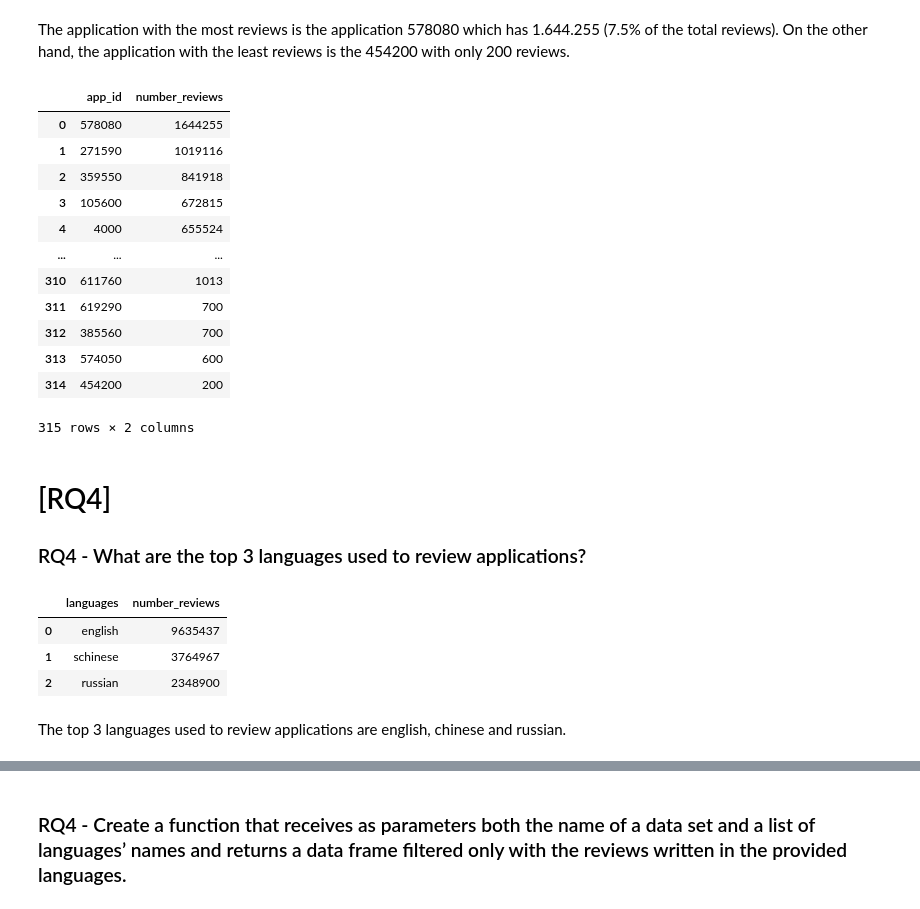
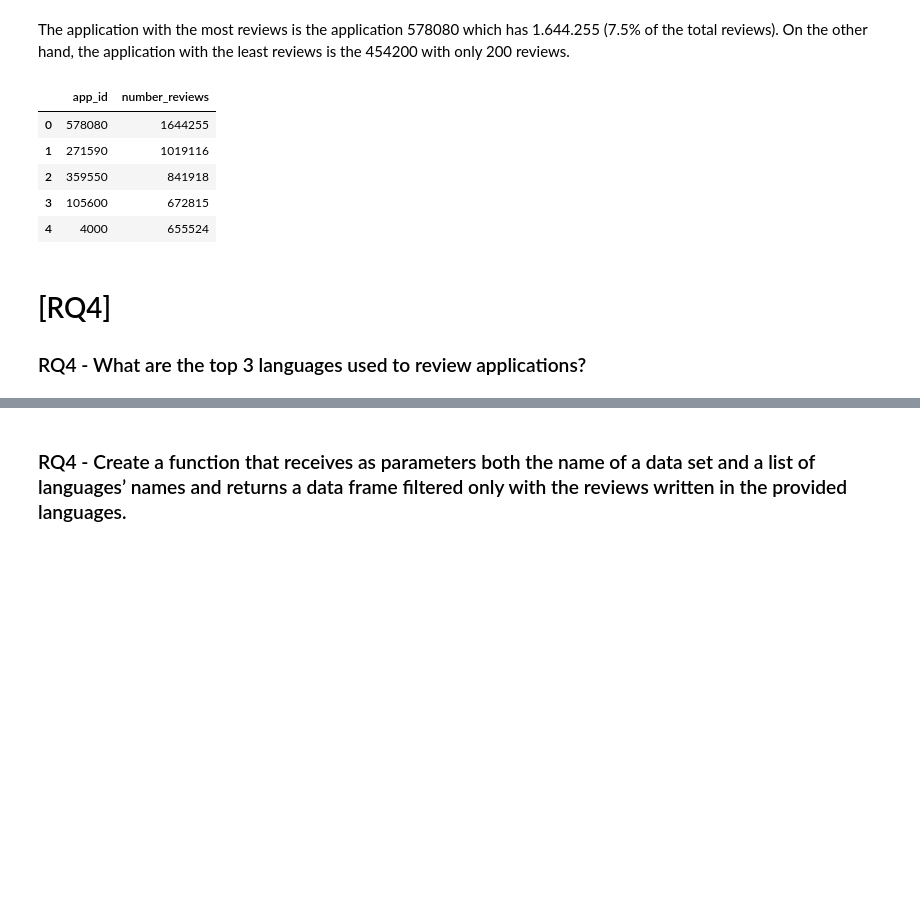
Before and after one commit to brauliovillalobos/ADM_HW2_Sapienza, a Jupyter notebook: HW_2_ADM.ipynb, the cells around one changed output, grey strips where cells are left out. Saved outputs shown, nothing was run; the diff lists cells and outputs as text; code cells hidden in the pictures; blank space fills up the shorter version.

```diff
--- a/HW_2_ADM.ipynb
+++ b/HW_2_ADM.ipynb
@@ -223,21 +222,14 @@ import seaborn as sns
 most_reviews = pd.DataFrame(vaex_df['app_id'].value_counts()).reset_index()
 most_reviews = most_reviews.rename(columns={'index': 'app_id', 0: 'number_reviews'})
 # %%
-most_reviews
+most_reviews.head(5)
 # %% [output]
 |  | app_id | number_reviews |
 | 0 | 578080 | 1644255 |
 | 1 | 271590 | 1019116 |
 | 2 | 359550 | 841918 |
 | 3 | 105600 | 672815 |
 | 4 | 4000 | 655524 |
-| ... | ... | ... |
-| 310 | 611760 | 1013 |
-| 311 | 619290 | 700 |
-| 312 | 385560 | 700 |
-| 313 | 574050 | 600 |
-| 314 | 454200 | 200 |
-315 rows × 2 columns
 # %% [markdown]
 # [RQ4]
 ### RQ4 - What are the top 3 languages used to review applications?
@@ -247,9 +235,0 @@ top_languages = top_languages.rename(columns={'index': 'languages', 0: 'number_r
-# %%
-top_languages.head(3)
-# %% [output]
-|  | languages | number_reviews |
-| 0 | english | 9635437 |
-| 1 | schinese | 3764967 |
-| 2 | russian | 2348900 |
-# %% [markdown]
-The top 3 languages used to review applications are english, chinese and russian.
```
Also changed, not shown: parts of 15 cells of this notebook.
